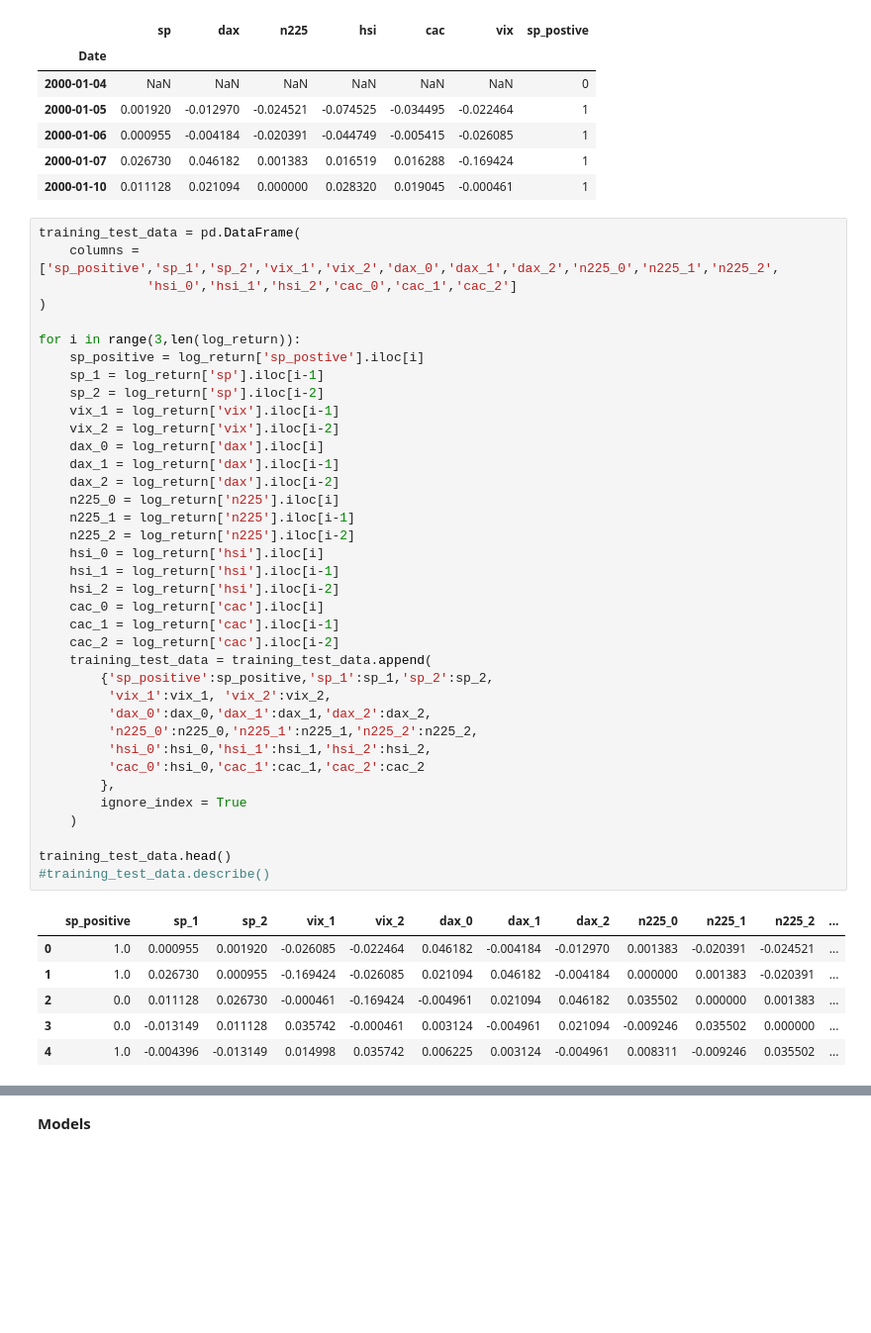
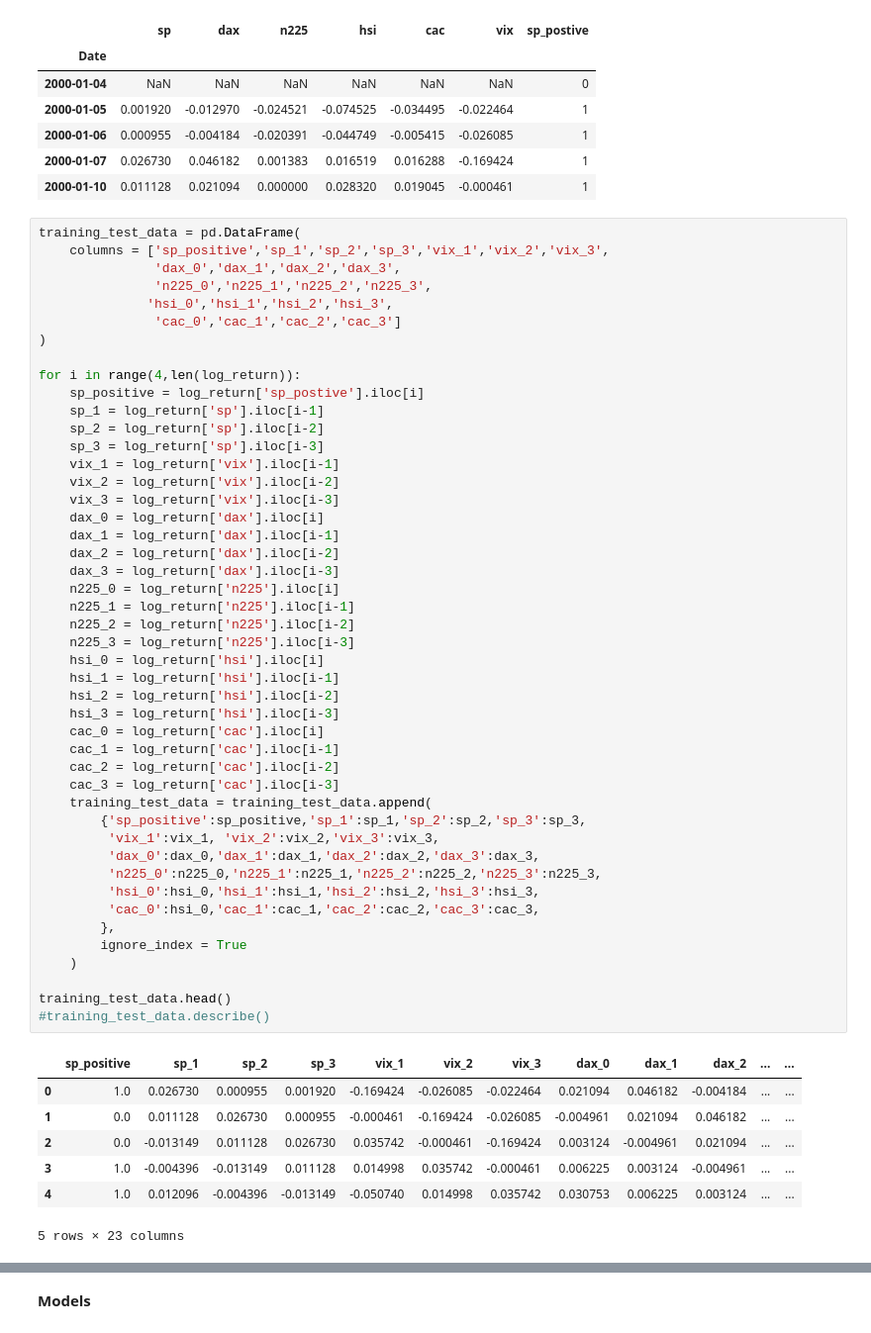
Before and after one commit to JiqiSun/ml_capstone_project, a Jupyter notebook: capstone-project.ipynb, the cells around one changed output, grey strips where cells are left out. Shown at 99% size. Cells and saved outputs as stored; diff of their text form; blank space fills up the shorter version.

```diff
--- a/capstone-project.ipynb
+++ b/capstone-project.ipynb
@@ -129,45 +129,55 @@ log_return.head()
 | 2000-01-10 | 0.011128 | 0.021094 | 0.000000 | 0.028320 | 0.019045 | -0.000461 | 1 |
 # %%
 training_test_data = pd.DataFrame(
-    columns = ['sp_positive','sp_1','sp_2','vix_1','vix_2','dax_0','dax_1','dax_2','n225_0','n225_1','n225_2',
-              'hsi_0','hsi_1','hsi_2','cac_0','cac_1','cac_2']
+    columns = ['sp_positive','sp_1','sp_2','sp_3','vix_1','vix_2','vix_3',
+               'dax_0','dax_1','dax_2','dax_3',
+               'n225_0','n225_1','n225_2','n225_3',
+              'hsi_0','hsi_1','hsi_2','hsi_3',
+               'cac_0','cac_1','cac_2','cac_3']
 )
 
-for i in range(3,len(log_return)):
+for i in range(4,len(log_return)):
     sp_positive = log_return['sp_postive'].iloc[i]
     sp_1 = log_return['sp'].iloc[i-1]
     sp_2 = log_return['sp'].iloc[i-2]
+    sp_3 = log_return['sp'].iloc[i-3]
     vix_1 = log_return['vix'].iloc[i-1]
     vix_2 = log_return['vix'].iloc[i-2]
+    vix_3 = log_return['vix'].iloc[i-3]
     dax_0 = log_return['dax'].iloc[i]
     dax_1 = log_return['dax'].iloc[i-1]
     dax_2 = log_return['dax'].iloc[i-2]
+    dax_3 = log_return['dax'].iloc[i-3]
     n225_0 = log_return['n225'].iloc[i]
     n225_1 = log_return['n225'].iloc[i-1]
     n225_2 = log_return['n225'].iloc[i-2]
+    n225_3 = log_return['n225'].iloc[i-3]
     hsi_0 = log_return['hsi'].iloc[i]
     hsi_1 = log_return['hsi'].iloc[i-1]
     hsi_2 = log_return['hsi'].iloc[i-2]
+    hsi_3 = log_return['hsi'].iloc[i-3]
     cac_0 = log_return['cac'].iloc[i]
     cac_1 = log_return['cac'].iloc[i-1]
     cac_2 = log_return['cac'].iloc[i-2]
+    cac_3 = log_return['cac'].iloc[i-3]
     training_test_data = training_test_data.append(
-        {'sp_positive':sp_positive,'sp_1':sp_1,'sp_2':sp_2,
-         'vix_1':vix_1, 'vix_2':vix_2,
-         'dax_0':dax_0,'dax_1':dax_1,'dax_2':dax_2,
-         'n225_0':n225_0,'n225_1':n225_1,'n225_2':n225_2,
-         'hsi_0':hsi_0,'hsi_1':hsi_1,'hsi_2':hsi_2,
-         'cac_0':hsi_0,'cac_1':cac_1,'cac_2':cac_2
+        {'sp_positive':sp_positive,'sp_1':sp_1,'sp_2':sp_2,'sp_3':sp_3,
+         'vix_1':vix_1, 'vix_2':vix_2,'vix_3':vix_3,
+         'dax_0':dax_0,'dax_1':dax_1,'dax_2':dax_2,'dax_3':dax_3,
+         'n225_0':n225_0,'n225_1':n225_1,'n225_2':n225_2,'n225_3':n225_3,
+         'hsi_0':hsi_0,'hsi_1':hsi_1,'hsi_2':hsi_2,'hsi_3':hsi_3,
+         'cac_0':hsi_0,'cac_1':cac_1,'cac_2':cac_2,'cac_3':cac_3,
         },
         ignore_index = True
     )
 
 training_test_data.head()
 #training_test_data.describe()
 # %% [output]
-|  | sp_positive | sp_1 | sp_2 | vix_1 | vix_2 | dax_0 | dax_1 | dax_2 | n225_0 | n225_1 | n225_2 | ... |
-| 0 | 1.0 | 0.000955 | 0.001920 | -0.026085 | -0.022464 | 0.046182 | -0.004184 | -0.012970 | 0.001383 | -0.020391 | -0.024521 | ... |
-| 1 | 1.0 | 0.026730 | 0.000955 | -0.169424 | -0.026085 | 0.021094 | 0.046182 | -0.004184 | 0.000000 | 0.001383 | -0.020391 | ... |
-| 2 | 0.0 | 0.011128 | 0.026730 | -0.000461 | -0.169424 | -0.004961 | 0.021094 | 0.046182 | 0.035502 | 0.000000 | 0.001383 | ... |
-| 3 | 0.0 | -0.013149 | 0.011128 | 0.035742 | -0.000461 | 0.003124 | -0.004961 | 0.021094 | -0.009246 | 0.035502 | 0.000000 | ... |
-| 4 | 1.0 | -0.004396 | -0.013149 | 0.014998 | 0.035742 | 0.006225 | 0.003124 | -0.004961 | 0.008311 | -0.009246 | 0.035502 | ... |
+|  | sp_positive | sp_1 | sp_2 | sp_3 | vix_1 | vix_2 | vix_3 | dax_0 | dax_1 | dax_2 | ... | ... |
+| 0 | 1.0 | 0.026730 | 0.000955 | 0.001920 | -0.169424 | -0.026085 | -0.022464 | 0.021094 | 0.046182 | -0.004184 | ... | ... |
+| 1 | 0.0 | 0.011128 | 0.026730 | 0.000955 | -0.000461 | -0.169424 | -0.026085 | -0.004961 | 0.021094 | 0.046182 | ... | ... |
+| 2 | 0.0 | -0.013149 | 0.011128 | 0.026730 | 0.035742 | -0.000461 | -0.169424 | 0.003124 | -0.004961 | 0.021094 | ... | ... |
+| 3 | 1.0 | -0.004396 | -0.013149 | 0.011128 | 0.014998 | 0.035742 | -0.000461 | 0.006225 | 0.003124 | -0.004961 | ... | ... |
+| 4 | 1.0 | 0.012096 | -0.004396 | -0.013149 | -0.050740 | 0.014998 | 0.035742 | 0.030753 | 0.006225 | 0.003124 | ... | ... |
+5 rows × 23 columns
```
Also changed, not shown: parts of 10 cells of this notebook.
